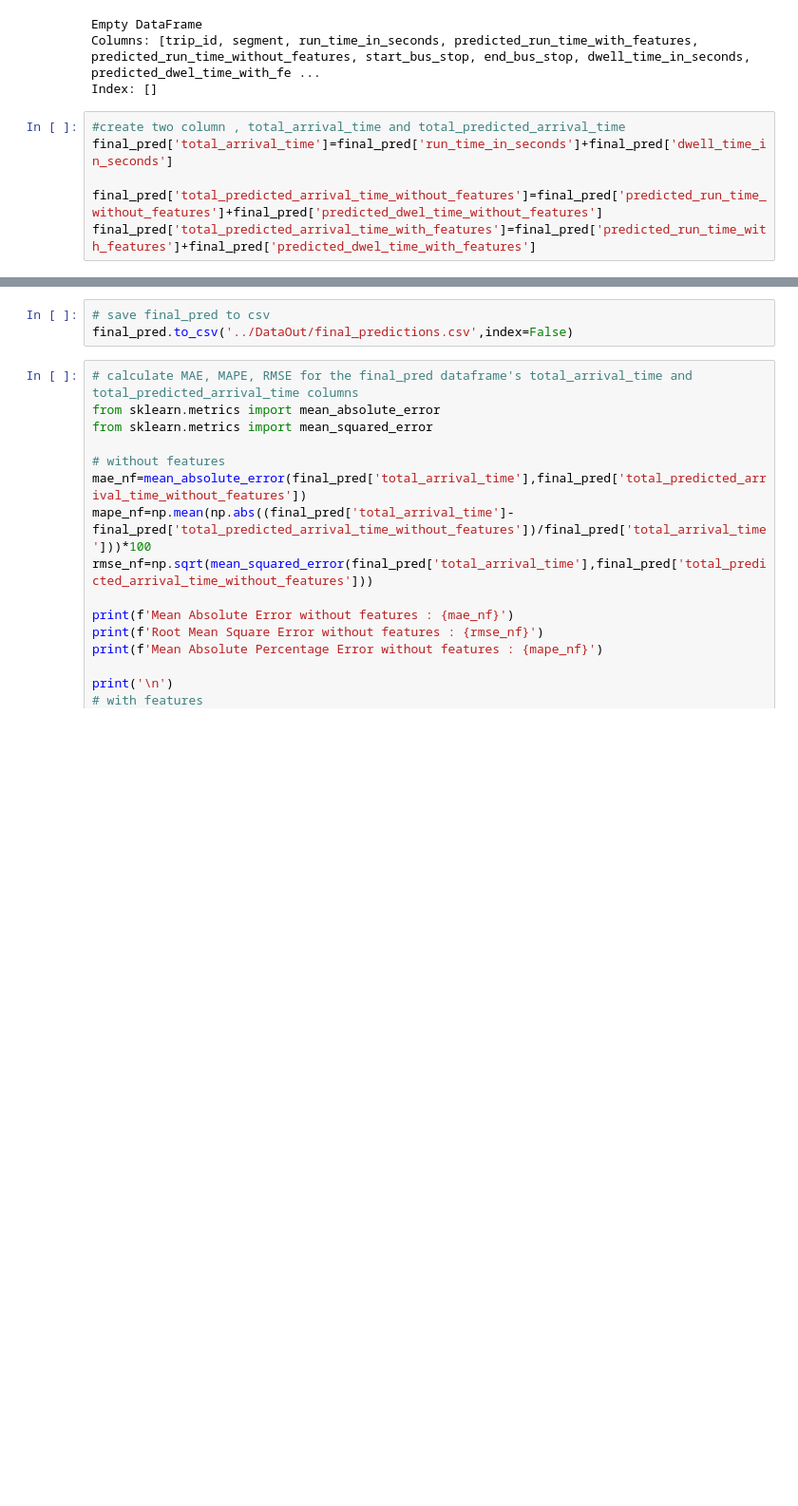
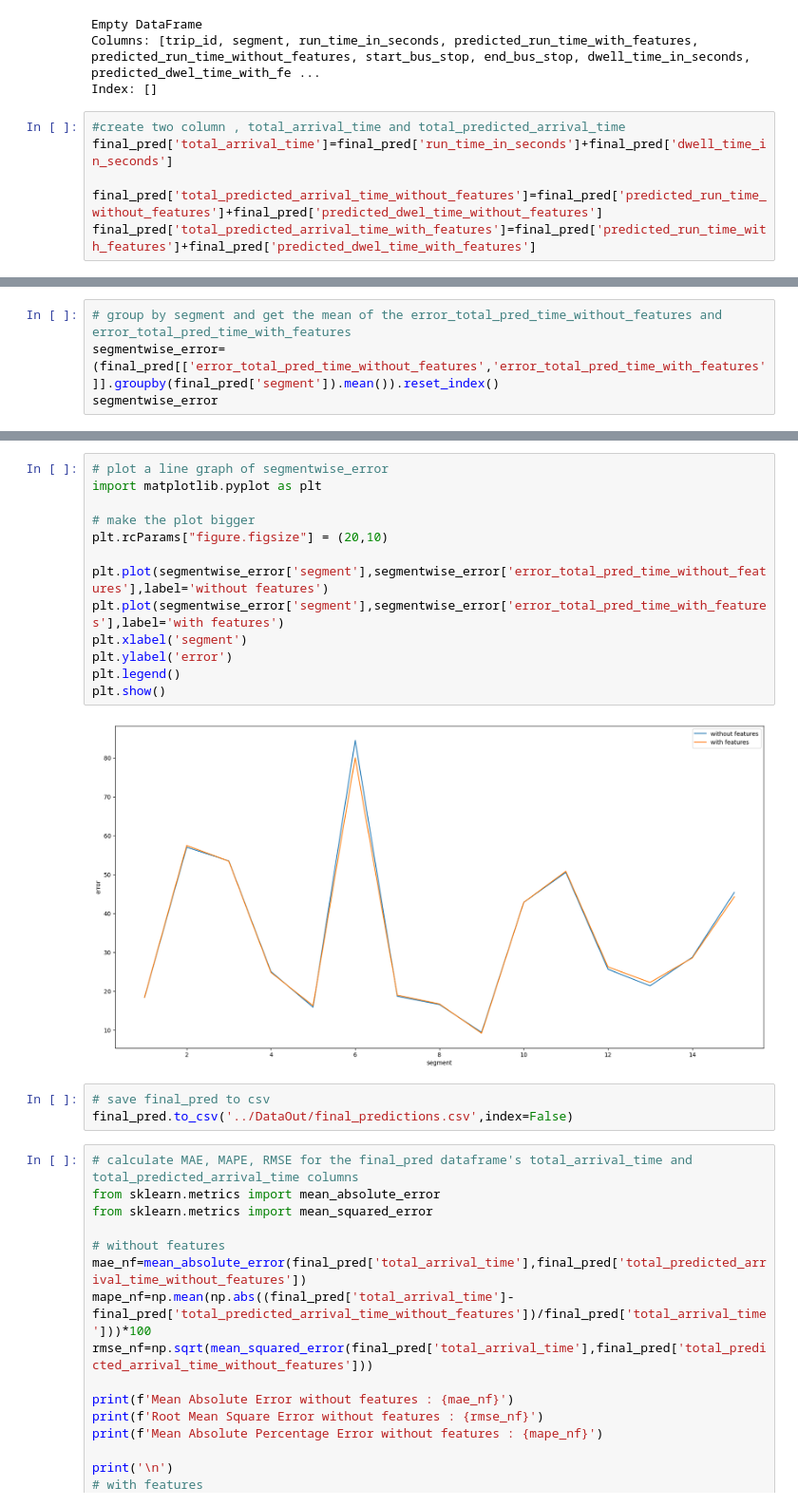
Before and after one commit to Ginushmal/DSE-Project-Bus-Arrival-time-Prediction-GRP29, a Jupyter notebook: New_Aproch/09.combinePredictions.ipynb, the cells around one changed output, grey strips where cells are left out. Shown at 95% size. Cells and saved outputs as stored; diff of their text form; blank space fills up the shorter version.

```diff
--- a/New_Aproch/09.combinePredictions.ipynb
+++ b/New_Aproch/09.combinePredictions.ipynb
@@ -166,0 +276,4 @@ final_pred
+# %%
+# group by segment and get the mean of the error_total_pred_time_without_features and error_total_pred_time_with_features
+segmentwise_error=(final_pred[['error_total_pred_time_without_features','error_total_pred_time_with_features']].groupby(final_pred['segment']).mean()).reset_index()
+segmentwise_error
@@ -167,3 +297,18 @@ final_pred
+# %%
+# plot a line graph of segmentwise_error
+import matplotlib.pyplot as plt
+
+# make the plot bigger
+plt.rcParams["figure.figsize"] = (20,10)
+
+plt.plot(segmentwise_error['segment'],segmentwise_error['error_total_pred_time_without_features'],label='without features')
+plt.plot(segmentwise_error['segment'],segmentwise_error['error_total_pred_time_with_features'],label='with features')
+plt.xlabel('segment')
+plt.ylabel('error')
+plt.legend()
+plt.show()
+# %% [output]
+[figure, added]
 # %%
 # save final_pred to csv
 final_pred.to_csv('../DataOut/final_predictions.csv',index=False)
```
Also changed, not shown: parts of 14 cells of this notebook, 6 other files.
